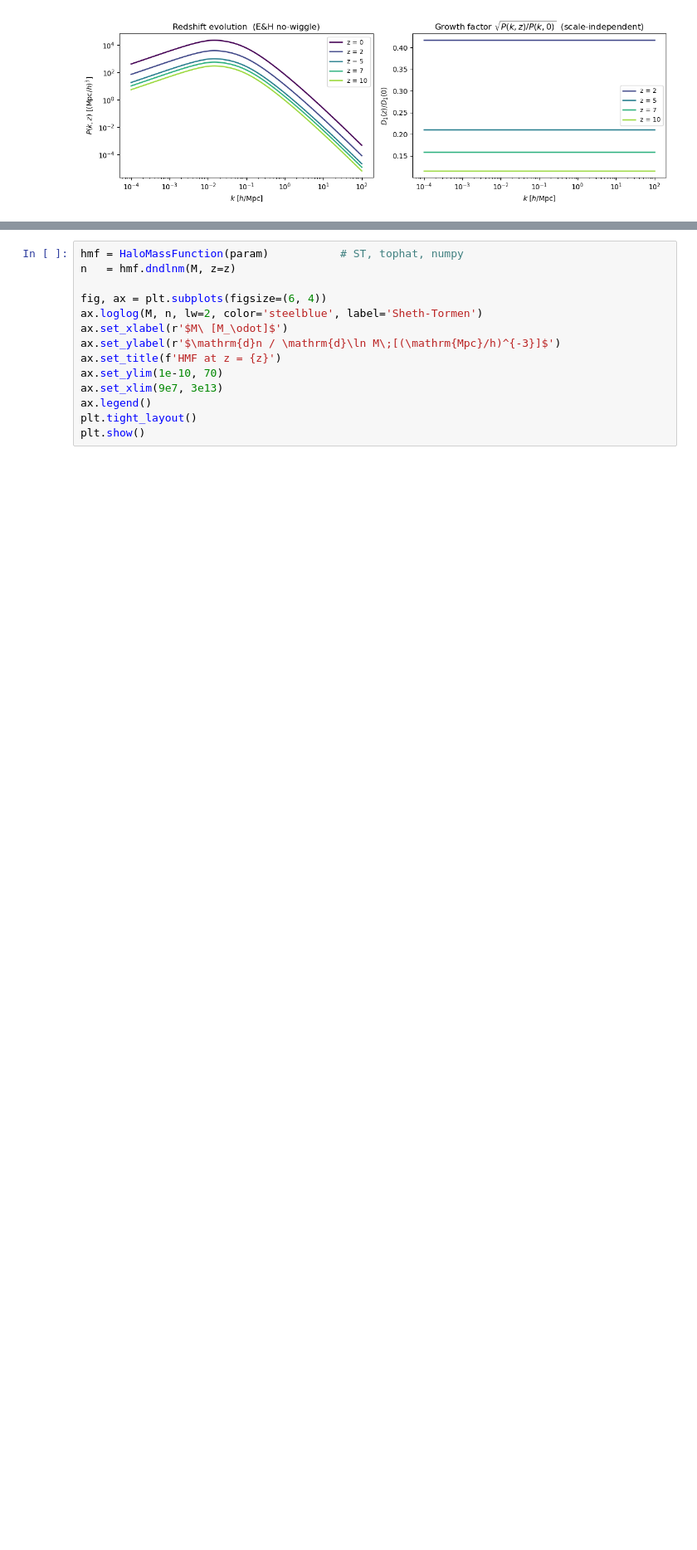
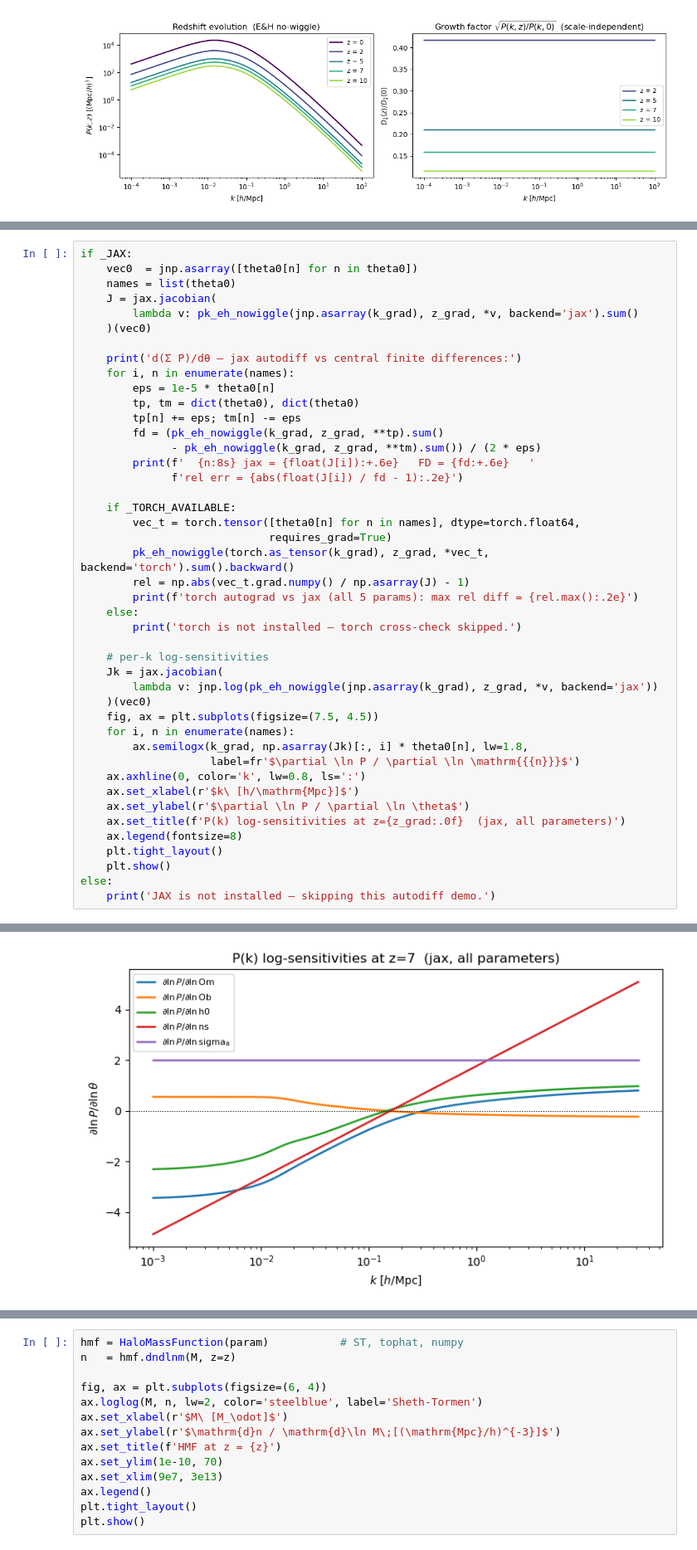
Before and after one commit to cosmic-reionization/BEoRN, a Jupyter notebook: examples/ps_hmf_models.ipynb, the cells around one changed output, grey strips where cells are left out. Shown at 83% size. Cells and saved outputs as stored; diff of their text form; blank space fills up the shorter version.

```diff
--- a/examples/ps_hmf_models.ipynb
+++ b/examples/ps_hmf_models.ipynb
@@ -362,0 +416,45 @@ Sheth-Tormen (p=0.3, q=0.707), a top-hat window, and the numpy backend.
+# %%
+if _JAX:
+    vec0  = jnp.asarray([theta0[n] for n in theta0])
+    names = list(theta0)
+    J = jax.jacobian(
+        lambda v: pk_eh_nowiggle(jnp.asarray(k_grad), z_grad, *v, backend='jax').sum()
+    )(vec0)
+
+    print('d(Σ P)/dθ — jax autodiff vs central finite differences:')
+    for i, n in enumerate(names):
+        eps = 1e-5 * theta0[n]
+        tp, tm = dict(theta0), dict(theta0)
+        tp[n] += eps; tm[n] -= eps
+        fd = (pk_eh_nowiggle(k_grad, z_grad, **tp).sum()
+              - pk_eh_nowiggle(k_grad, z_grad, **tm).sum()) / (2 * eps)
+        print(f'  {n:8s} jax = {float(J[i]):+.6e}   FD = {fd:+.6e}   '
+              f'rel err = {abs(float(J[i]) / fd - 1):.2e}')
+
+    if _TORCH_AVAILABLE:
+        vec_t = torch.tensor([theta0[n] for n in names], dtype=torch.float64,
+                             requires_grad=True)
+        pk_eh_nowiggle(torch.as_tensor(k_grad), z_grad, *vec_t, backend='torch').sum().backward()
+        rel = np.abs(vec_t.grad.numpy() / np.asarray(J) - 1)
+        print(f'torch autograd vs jax (all 5 params): max rel diff = {rel.max():.2e}')
+    else:
+        print('torch is not installed — torch cross-check skipped.')
+
+    # per-k log-sensitivities
+    Jk = jax.jacobian(
+        lambda v: jnp.log(pk_eh_nowiggle(jnp.asarray(k_grad), z_grad, *v, backend='jax'))
+    )(vec0)
+    fig, ax = plt.subplots(figsize=(7.5, 4.5))
+    for i, n in enumerate(names):
+        ax.semilogx(k_grad, np.asarray(Jk)[:, i] * theta0[n], lw=1.8,
+                    label=fr'$\partial \ln P / \partial \ln \mathrm{{{n}}}$')
+    ax.axhline(0, color='k', lw=0.8, ls=':')
+    ax.set_xlabel(r'$k\ [h/\mathrm{Mpc}]$')
+    ax.set_ylabel(r'$\partial \ln P / \partial \ln \theta$')
+    ax.set_title(f'P(k) log-sensitivities at z={z_grad:.0f}  (jax, all parameters)')
+    ax.legend(fontsize=8)
+    plt.tight_layout()
+    plt.show()
+else:
+    print('JAX is not installed — skipping this autodiff demo.')
+# %% [output]
@@ -362,0 +468 @@ Sheth-Tormen (p=0.3, q=0.707), a top-hat window, and the numpy backend.
+[figure, added]
```
Also changed, not shown: parts of 53 cells of this notebook, 7 other files.
